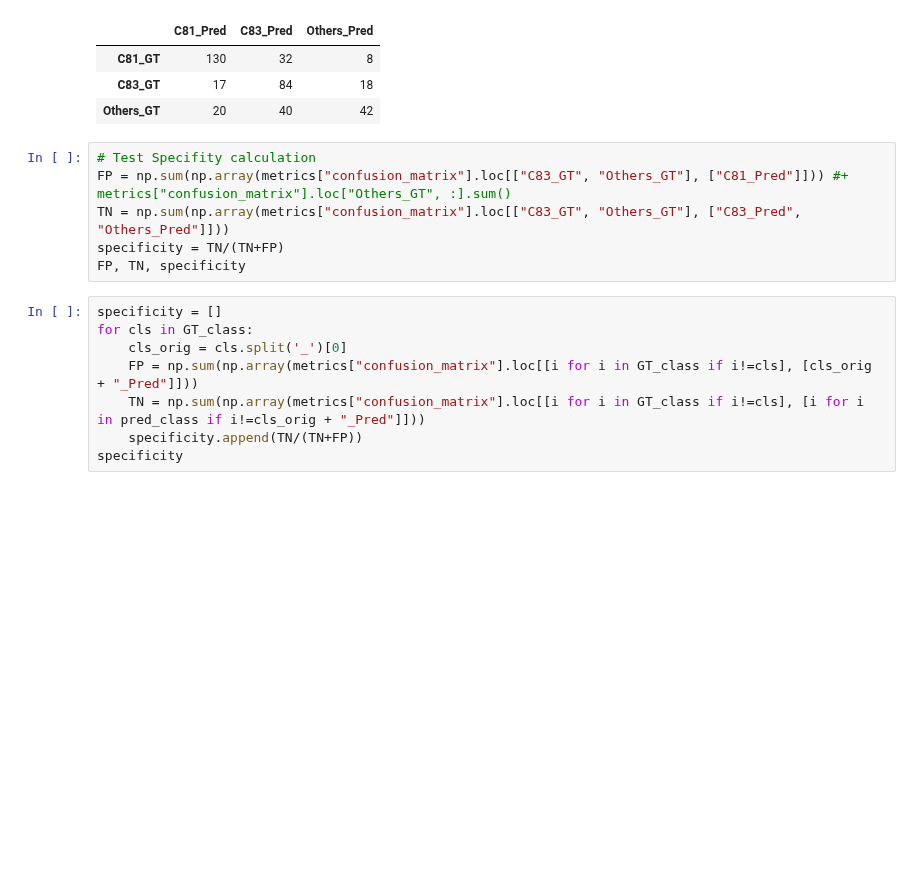
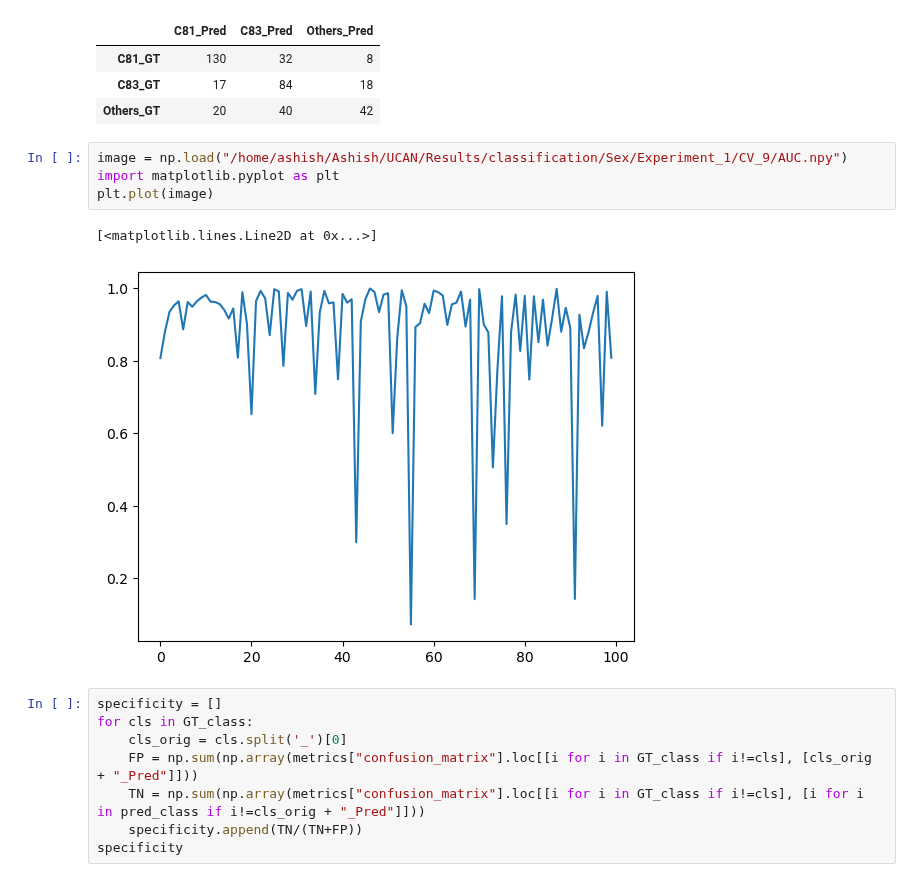
Before and after one commit to NickosKal/UCAN-PET-CT-image-data-handling-pipeline, a Jupyter notebook: Task4/evaluate_models.ipynb, the cells around one changed output. Drawn from its saved outputs; the diff is of its cells as text; blank space fills up the shorter version.

```diff
--- a/Task4/evaluate_models.ipynb
+++ b/Task4/evaluate_models.ipynb
@@ -185,12 +211,13 @@ metrics["confusion_matrix"]
 | C81_GT | 130 | 32 | 8 |
 | C83_GT | 17 | 84 | 18 |
 | Others_GT | 20 | 40 | 42 |
-# %%
-# Test Specifity calculation
-FP = np.sum(np.array(metrics["confusion_matrix"].loc[["C83_GT", "Others_GT"], ["C81_Pred"]])) #+ metrics["confusion_matrix"].loc["Others_GT", :].sum()
-TN = np.sum(np.array(metrics["confusion_matrix"].loc[["C83_GT", "Others_GT"], ["C83_Pred", "Others_Pred"]]))
-specificity = TN/(TN+FP)
-FP, TN, specificity
+# %%
+image = np.load("/home/ashish/Ashish/UCAN/Results/classification/Sex/Experiment_1/CV_9/AUC.npy")
+import matplotlib.pyplot as plt
+plt.plot(image)
+# %% [output]
+[<matplotlib.lines.Line2D at 0x...>]
+[figure, added]
 # %%
 specificity = []
 for cls in GT_class:
```
Also changed, not shown: parts of 6 cells of this notebook, 2 other files.
